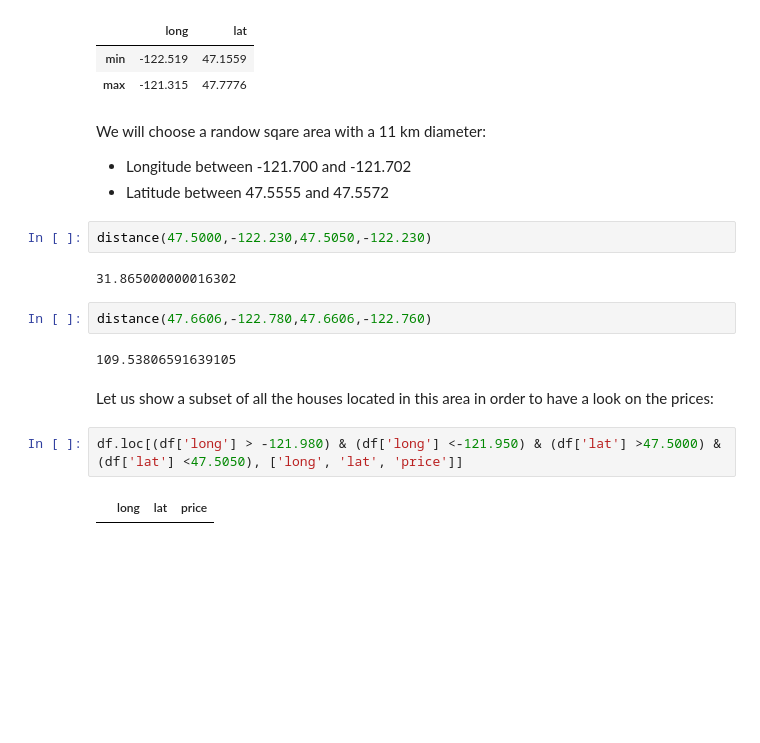
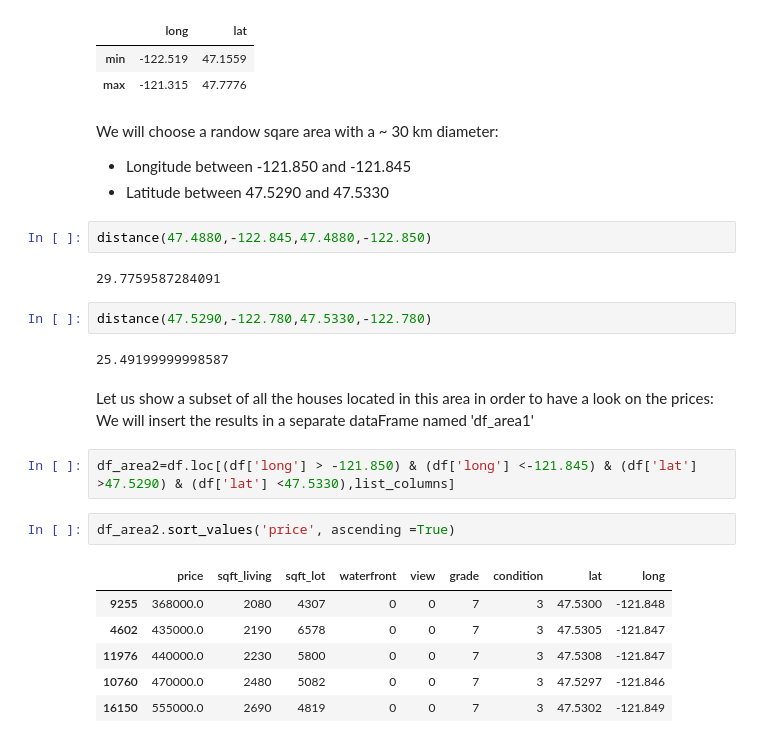
Before and after one commit to Georgess2293/pandas_assignment_4, a Jupyter notebook: main.ipynb, the cells around one changed output. Saved outputs shown, nothing was run; the diff lists cells and outputs as text; blank space fills up the shorter version.

```diff
--- a/main.ipynb
+++ b/main.ipynb
@@ -255,20 +255,27 @@ df[['long','lat']].agg(['min','max'])
 | min | -122.519 | 47.1559 |
 | max | -121.315 | 47.7776 |
 # %% [markdown]
-We will choose a randow sqare area with a 11 km diameter:
-- Longitude between -121.700 and -121.702
-- Latitude between 47.5555 and 47.5572
+We will choose a randow sqare area with a ~ 30 km diameter:
+- Longitude between -121.850 and -121.845
+- Latitude between 47.5290 and 47.5330
 # %%
-distance(47.5000,-122.230,47.5050,-122.230)
+distance(47.4880,-122.845,47.4880,-122.850)
 # %% [output]
-31.865000000016302
+29.7759587284091
 # %%
-distance(47.6606,-122.780,47.6606,-122.760)
+distance(47.5290,-122.780,47.5330,-122.780)
 # %% [output]
-109.53806591639105
+25.49199999998587
 # %% [markdown]
-Let us show a subset of all the houses located in this area in order to have a look on the prices:
+Let us show a subset of all the houses located in this area in order to have a look on the prices: We will insert the results in a separate dataFrame named 'df_area1'
 # %%
-df.loc[(df['long'] > -121.980) & (df['long'] <-121.950) & (df['lat'] >47.5000) & (df['lat'] <47.5050), ['long', 'lat', 'price']]
+df_area2=df.loc[(df['long'] > -121.850) & (df['long'] <-121.845) & (df['lat'] >47.5290) & (df['lat'] <47.5330),list_columns]
-# %% [output]
-|  | long | lat | price |
+# %%
+df_area2.sort_values('price', ascending =True)
+# %% [output]
+|  | price | sqft_living | sqft_lot | waterfront | view | grade | condition | lat | long |
+| 9255 | 368000.0 | 2080 | 4307 | 0 | 0 | 7 | 3 | 47.5300 | -121.848 |
+| 4602 | 435000.0 | 2190 | 6578 | 0 | 0 | 7 | 3 | 47.5305 | -121.847 |
+| 11976 | 440000.0 | 2230 | 5800 | 0 | 0 | 7 | 3 | 47.5308 | -121.847 |
+| 10760 | 470000.0 | 2480 | 5082 | 0 | 0 | 7 | 3 | 47.5297 | -121.846 |
+| 16150 | 555000.0 | 2690 | 4819 | 0 | 0 | 7 | 3 | 47.5302 | -121.849 |
```
Also changed, not shown: parts of 9 cells of this notebook.
